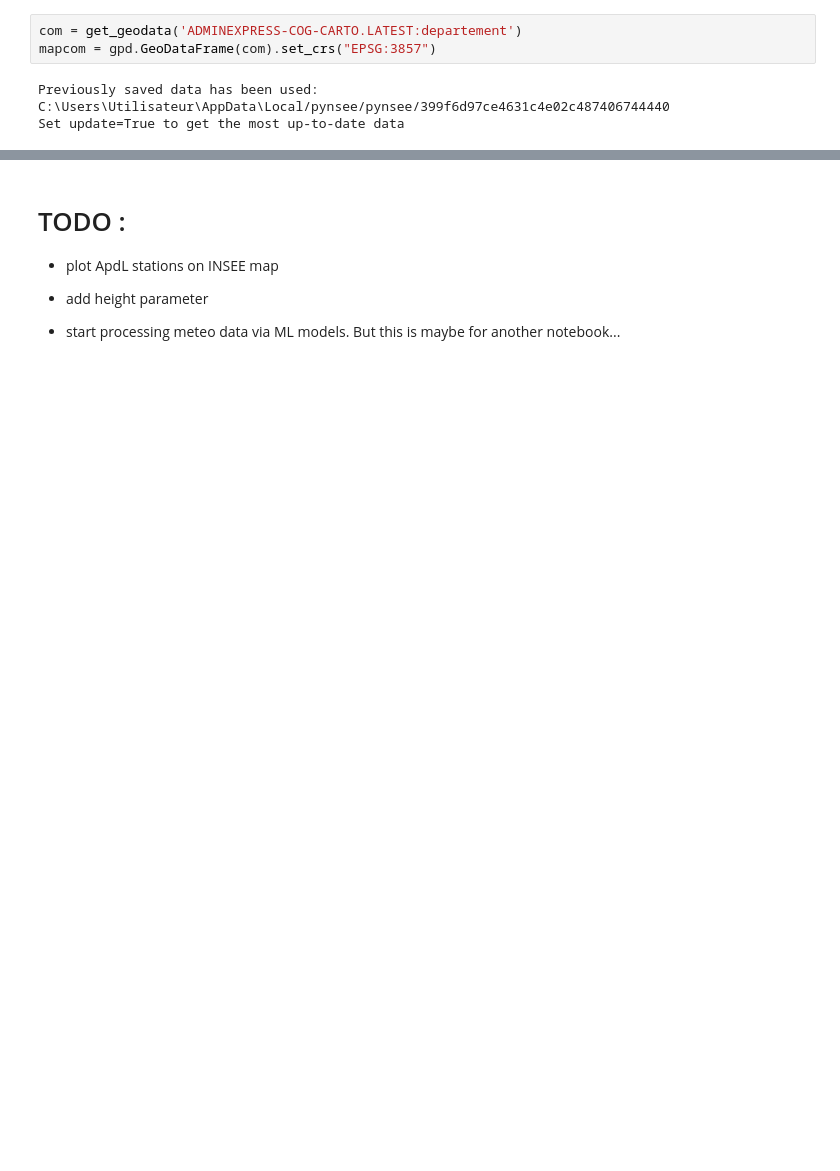
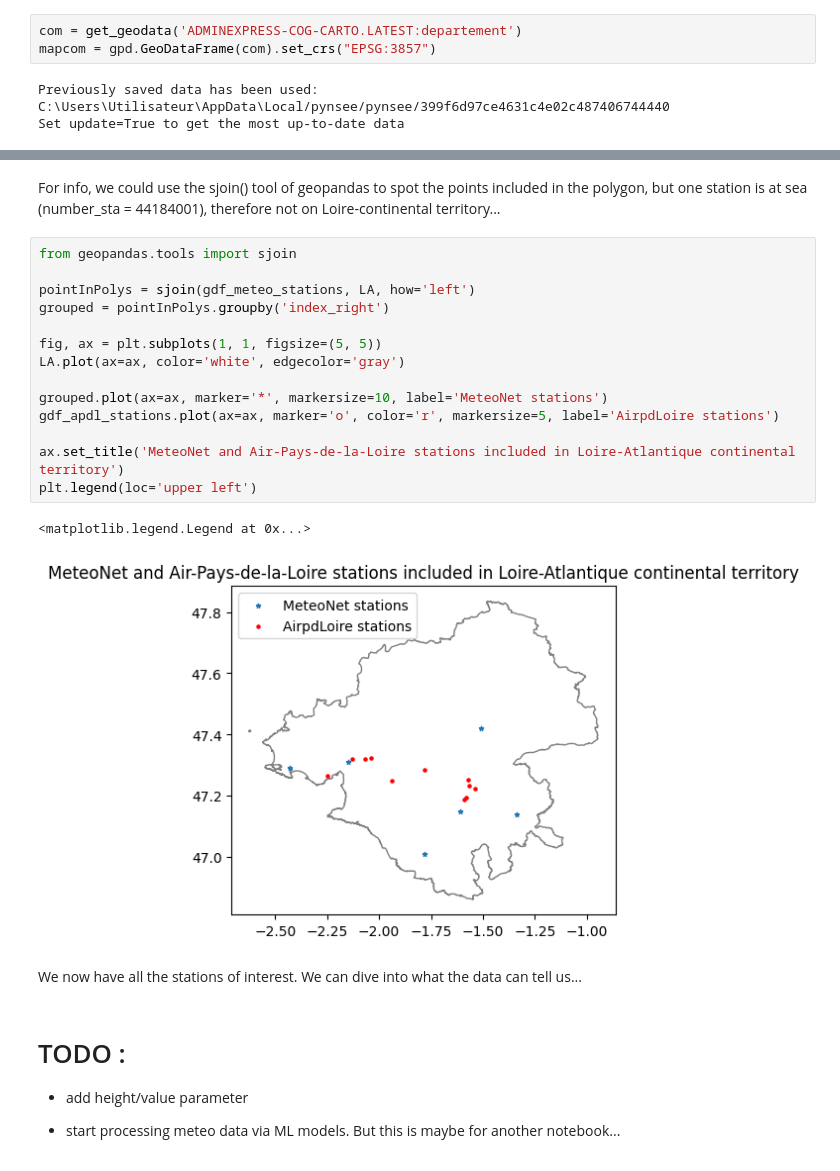
Before and after one commit to gmartinod/AirpdLoire_PM10_viz, a Jupyter notebook: analyse.ipynb, the cells around one changed output, grey strips where cells are left out. Cells and saved outputs as stored; diff of their text form; blank space fills up the shorter version.

```diff
--- a/analyse.ipynb
+++ b/analyse.ipynb
@@ -377,6 +251,27 @@ plot_location_height(df_raw_LA, zoom=6)
+# %% [markdown]
+For info, we could use the sjoin() tool of geopandas to spot the points included in the polygon, but one station is at sea (number_sta = 44184001), therefore not on Loire-continental territory...
+# %%
+from geopandas.tools import sjoin
+
+pointInPolys = sjoin(gdf_meteo_stations, LA, how='left')
+grouped = pointInPolys.groupby('index_right')
+
+fig, ax = plt.subplots(1, 1, figsize=(5, 5))
+LA.plot(ax=ax, color='white', edgecolor='gray')
+
+grouped.plot(ax=ax, marker='*', markersize=10, label='MeteoNet stations')
+gdf_apdl_stations.plot(ax=ax, marker='o', color='r', markersize=5, label='AirpdLoire stations')
+
+ax.set_title('MeteoNet and Air-Pays-de-la-Loire stations included in Loire-Atlantique continental territory')
+plt.legend(loc='upper left')
+# %% [output]
+<matplotlib.legend.Legend at 0x...>
+[figure, added]
+# %% [markdown]
+We now have all the stations of interest. We can dive into what the data can tell us...
 # %% [markdown]
 # TODO :
-- plot ApdL stations on INSEE map
-- add height parameter
+
+- add height/value parameter
 
 - start processing meteo data via ML models. But this is maybe for another notebook...
```
Also changed, not shown: parts of 28 cells of this notebook, 1 other file.
